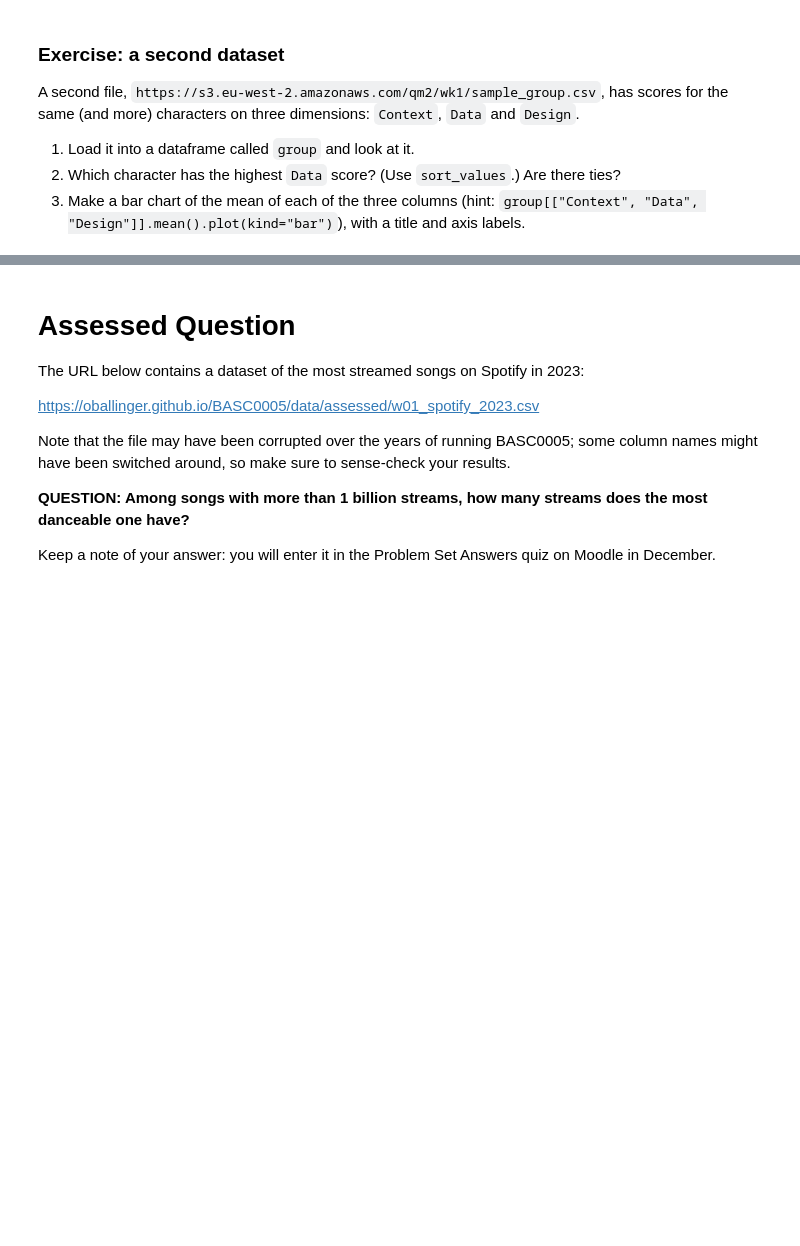
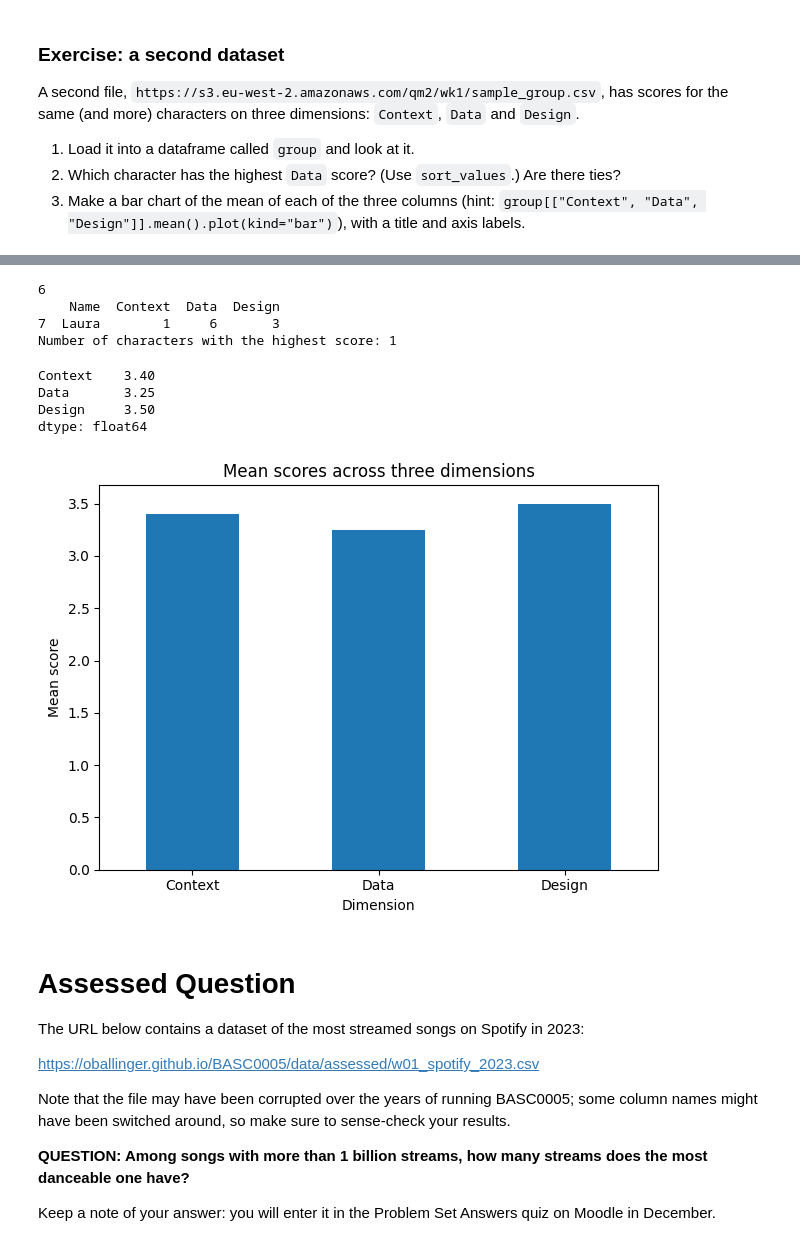
Before and after one commit to aria0810/QM2, a Jupyter notebook: notebooks/W01. Python Recap.ipynb, the cells around one changed output, grey strips where cells are left out. Drawn from its saved outputs; the diff is of its cells as text; code cells hidden in the pictures; blank space fills up the shorter version.

```diff
--- a/notebooks/W01. Python Recap.ipynb
+++ b/notebooks/W01. Python Recap.ipynb
@@ -234,4 +311,8 @@ A second file, `https://s3.eu-west-2.amazonaws.com/qm2/wk1/sample_group.csv`, ha
 2. Which character has the highest `Data` score? (Use `sort_values`.) Are there ties?
 3. Make a bar chart of the mean of each of the three columns (hint: `group[["Context", "Data", "Design"]].mean().plot(kind="bar")`), with a title and axis labels.
 # %%
-# your code here
+group = pd.read_csv(
+    "https://s3.eu-west-2.amazonaws.com/qm2/wk1/sample_group.csv"
+)
+
+group
@@ -238,3 +360,38 @@ A second file, `https://s3.eu-west-2.amazonaws.com/qm2/wk1/sample_group.csv`, ha
+# %%
+highest_score = group["Data"].max()
+
+print(highest_score)
+
+top_characters = group[group["Data"] == highest_score]
+
+print(top_characters)
+
+print("Number of characters with the highest score:", len(top_characters))
+# %% [output]
+6
+    Name  Context  Data  Design
+7  Laura        1     6       3
+Number of characters with the highest score: 1
+# %%
+mean_scores = group[
+    ["Context", "Data", "Design"]
+].mean()
+
+print(mean_scores)
+
+mean_scores.plot(kind="bar", rot=0)
+
+plt.title("Mean scores across three dimensions")
+plt.xlabel("Dimension")
+plt.ylabel("Mean score")
+plt.tight_layout()
+plt.show()
+# %% [output]
+Context    3.40
+Data       3.25
+Design     3.50
+dtype: float64
+[figure, added]
 # %% [markdown]
 # Assessed Question
 
```
Also changed, not shown: parts of 19 cells of this notebook.
